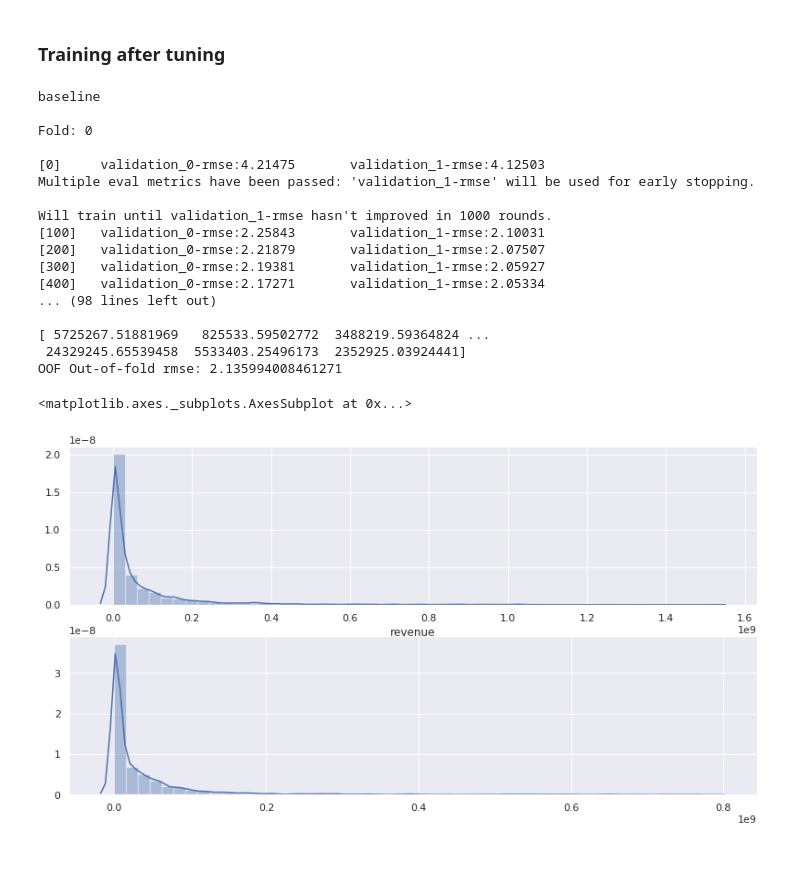
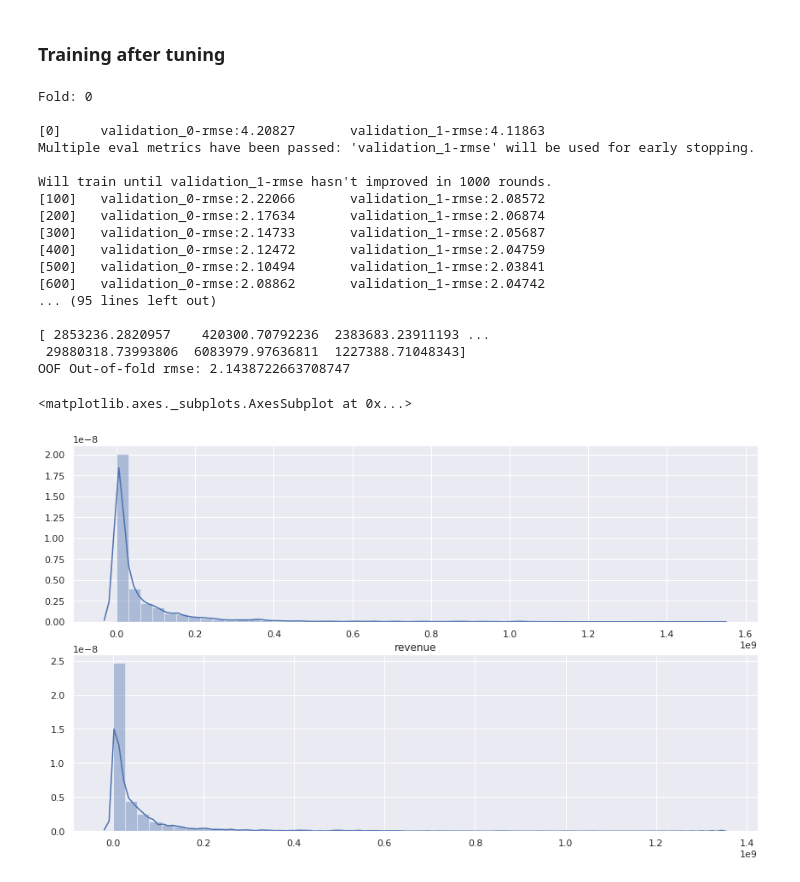
Before and after one commit to praxitelisk/TMDB-Box-Office-Prediction, a Jupyter notebook: TMDB Box Office Prediction EDA + ML.ipynb, the cells around one changed output. Drawn from its saved outputs; the diff is of its cells as text; code cells hidden in the pictures.

```diff
--- a/TMDB Box Office Prediction EDA + ML.ipynb
+++ b/TMDB Box Office Prediction EDA + ML.ipynb
@@ -509,7 +509,7 @@ def bayesian_tuning(xtrain, ytrain):
             'scale_pos_weight': (1e-2, 1, 'uniform')
         },
         cv = KFold(
-            n_splits=10,
+            n_splits=num_of_splits,
             shuffle=True,
             random_state=42
         ),
@@ -582,9 +582,6 @@ import random
 from sklearn.metrics import mean_squared_error
 
 import xgboost as xgb
-
-
-print("baseline")
 
 # create a 70/30 stratified split of the data
 xtrain, xvalid, ytrain, yvalid = train_test_split(X, y, random_state=42, test_size=0.3)
@@ -622,47 +619,47 @@ for train_index, valid_index in folds.split(xtrain, ytrain):
                                     reg_lambda=result.best_params_["reg_lambda"],
                                     subsample=result.best_params_["subsample"],
                                     seed=42)
 
     clf_stra_tuned_xgb.fit(xtrain_stra, ytrain_stra, eval_set=[(xtrain_stra, ytrain_stra), (xvalid_stra, yvalid_stra)],
                 early_stopping_rounds=1000, eval_metric='rmse', verbose=100)
 
     predictions_valid = clf_stra_tuned_xgb.predict(xvalid)
     rmse_valid = np.sqrt(mean_squared_error(yvalid, predictions_valid))
     oof_rmse += rmse_valid
 
     predictions_test_tuned += clf_stra_tuned_xgb.predict(test_df[xtrain.columns])/num_of_splits
 
 
 predictions_test_tuned = np.e**(predictions_test_tuned)-1
-print(predictions_test)
+print(predictions_test_tuned)
 print("OOF Out-of-fold rmse:", oof_rmse/num_of_splits)
 
 f, ax = plt.subplots(2, figsize=(12,7))
 
 f.tight_layout()
 sns.set(rc={'figure.figsize':(9,14)})
 sns.distplot(train_df.revenue, ax=ax[0])
-sns.distplot(predictions_test, ax=ax[1])
+sns.distplot(predictions_test_tuned, ax=ax[1])
 # %% [output]
-baseline
-
 Fold: 0
 
-[0]     validation_0-rmse:4.21475       validation_1-rmse:4.12503
+[0]     validation_0-rmse:4.20827       validation_1-rmse:4.11863
 Multiple eval metrics have been passed: 'validation_1-rmse' will be used for early stopping.
 
 Will train until validation_1-rmse hasn't improved in 1000 rounds.
-[100]   validation_0-rmse:2.25843       validation_1-rmse:2.10031
-[200]   validation_0-rmse:2.21879       validation_1-rmse:2.07507
-[300]   validation_0-rmse:2.19381       validation_1-rmse:2.05927
-[400]   validation_0-rmse:2.17271       validation_1-rmse:2.05334
-... (98 lines left out)
+[100]   validation_0-rmse:2.22066       validation_1-rmse:2.08572
+[200]   validation_0-rmse:2.17634       validation_1-rmse:2.06874
+[300]   validation_0-rmse:2.14733       validation_1-rmse:2.05687
+[400]   validation_0-rmse:2.12472       validation_1-rmse:2.04759
+[500]   validation_0-rmse:2.10494       validation_1-rmse:2.03841
+[600]   validation_0-rmse:2.08862       validation_1-rmse:2.04742
+... (95 lines left out)
 
-[ 5725267.51881969   825533.59502772  3488219.59364824 ...
- 24329245.65539458  5533403.25496173  2352925.03924441]
-OOF Out-of-fold rmse: 2.135994008461271
+[ 2853236.2820957    420300.70792236  2383683.23911193 ...
+ 29880318.73993806  6083979.97636811  1227388.71048343]
+OOF Out-of-fold rmse: 2.1438722663708747
 <matplotlib.axes._subplots.AxesSubplot at 0x...>
-[figure, old version]
+[figure, new version]
 # %%
 gc.collect();
 submission = pd.read_csv('../input/sample_submission.csv')
```
Also changed, not shown: parts of 13 cells of this notebook.
